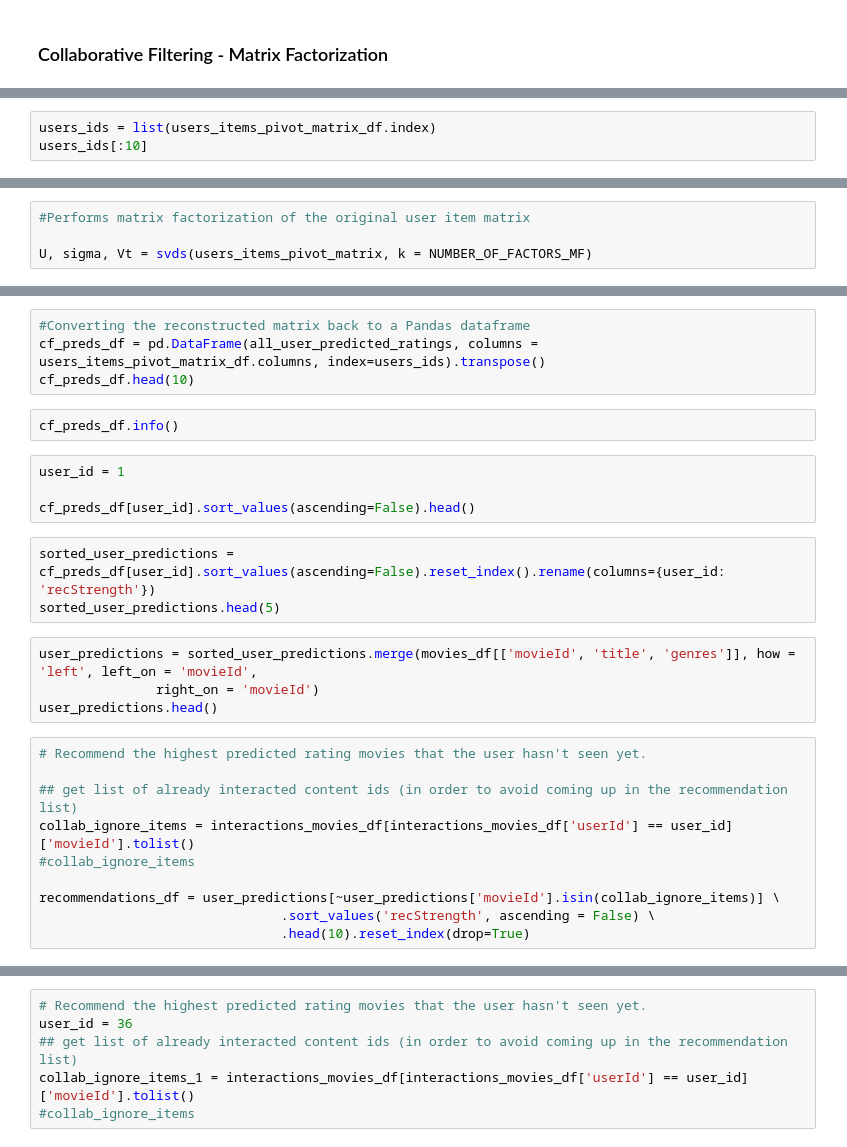
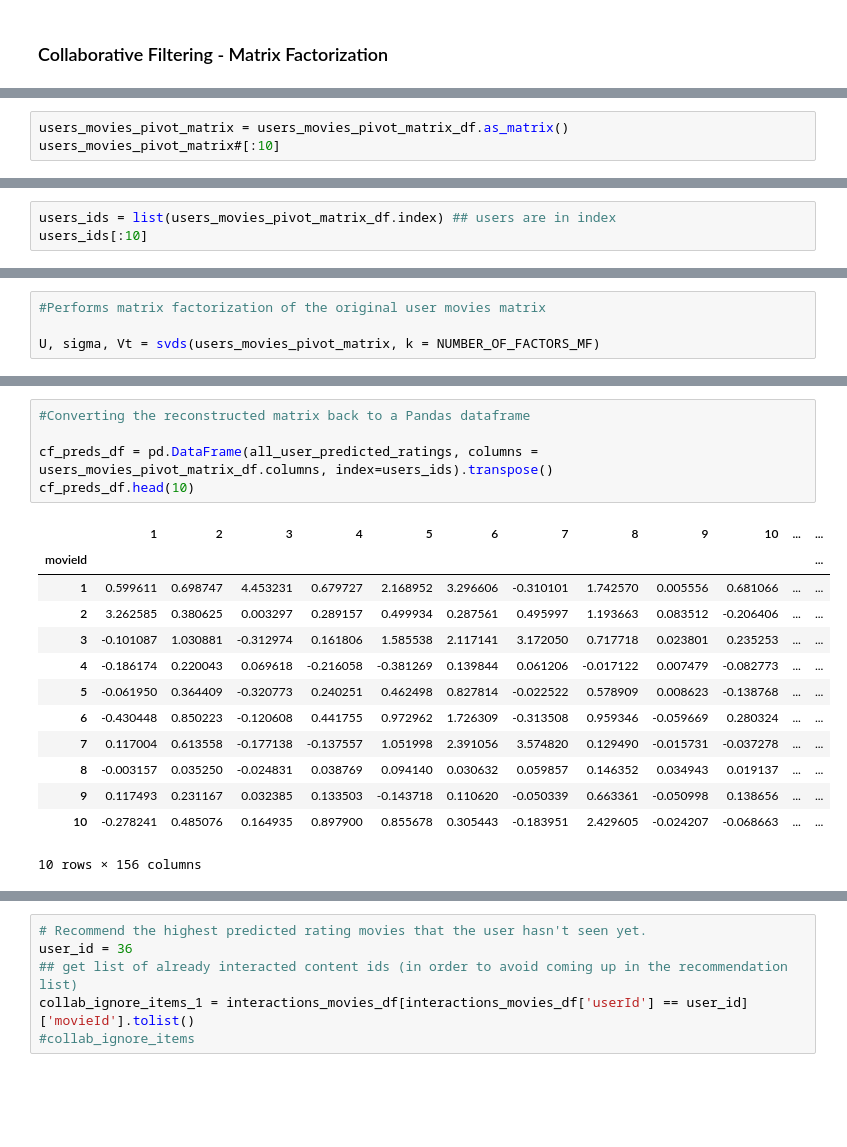
Before and after one commit to csumithra/RecommendationEngine, a Jupyter notebook: movie_ratings_Eval.ipynb, the cells around one changed output, grey strips where cells are left out. Drawn from its saved outputs; the diff is of its cells as text; blank space fills up the shorter version.

```diff
--- a/movie_ratings_Eval.ipynb
+++ b/movie_ratings_Eval.ipynb
@@ -399,0 +895,3 @@ users_items_pivot_matrix#[:10]
+# %%
+users_movies_pivot_matrix = users_movies_pivot_matrix_df.as_matrix()
+users_movies_pivot_matrix#[:10]
@@ -402,3 +910,3 @@ type(users_items_pivot_matrix)
 # %%
-users_ids = list(users_items_pivot_matrix_df.index)
+users_ids = list(users_movies_pivot_matrix_df.index) ## users are in index
 users_ids[:10]
@@ -416,5 +927,5 @@ users_items_pivot_matrix.shape
 NUMBER_OF_FACTORS_MF = 50
 # %%
-#Performs matrix factorization of the original user item matrix
+#Performs matrix factorization of the original user movies matrix
 
-U, sigma, Vt = svds(users_items_pivot_matrix, k = NUMBER_OF_FACTORS_MF)
+U, sigma, Vt = svds(users_movies_pivot_matrix, k = NUMBER_OF_FACTORS_MF)
@@ -449,27 +953,19 @@ all_user_predicted_ratings.shape
 # %%
 #Converting the reconstructed matrix back to a Pandas dataframe
-cf_preds_df = pd.DataFrame(all_user_predicted_ratings, columns = users_items_pivot_matrix_df.columns, index=users_ids).transpose()
+
+cf_preds_df = pd.DataFrame(all_user_predicted_ratings, columns = users_movies_pivot_matrix_df.columns, index=users_ids).transpose()
 cf_preds_df.head(10)
+# %% [output]
+|  | 1 | 2 | 3 | 4 | 5 | 6 | 7 | 8 | 9 | 10 | ... | ... |
+| movieId |  |  |  |  |  |  |  |  |  |  |  | ... |
+| 1 | 0.599611 | 0.698747 | 4.453231 | 0.679727 | 2.168952 | 3.296606 | -0.310101 | 1.742570 | 0.005556 | 0.681066 | ... | ... |
+| 2 | 3.262585 | 0.380625 | 0.003297 | 0.289157 | 0.499934 | 0.287561 | 0.495997 | 1.193663 | 0.083512 | -0.206406 | ... | ... |
+| 3 | -0.101087 | 1.030881 | -0.312974 | 0.161806 | 1.585538 | 2.117141 | 3.172050 | 0.717718 | 0.023801 | 0.235253 | ... | ... |
+| 4 | -0.186174 | 0.220043 | 0.069618 | -0.216058 | -0.381269 | 0.139844 | 0.061206 | -0.017122 | 0.007479 | -0.082773 | ... | ... |
+| 5 | -0.061950 | 0.364409 | -0.320773 | 0.240251 | 0.462498 | 0.827814 | -0.022522 | 0.578909 | 0.008623 | -0.138768 | ... | ... |
+| 6 | -0.430448 | 0.850223 | -0.120608 | 0.441755 | 0.972962 | 1.726309 | -0.313508 | 0.959346 | -0.059669 | 0.280324 | ... | ... |
+| 7 | 0.117004 | 0.613558 | -0.177138 | -0.137557 | 1.051998 | 2.391056 | 3.574820 | 0.129490 | -0.015731 | -0.037278 | ... | ... |
+| 8 | -0.003157 | 0.035250 | -0.024831 | 0.038769 | 0.094140 | 0.030632 | 0.059857 | 0.146352 | 0.034943 | 0.019137 | ... | ... |
+| 9 | 0.117493 | 0.231167 | 0.032385 | 0.133503 | -0.143718 | 0.110620 | -0.050339 | 0.663361 | -0.050998 | 0.138656 | ... | ... |
+| 10 | -0.278241 | 0.485076 | 0.164935 | 0.897900 | 0.855678 | 0.305443 | -0.183951 | 2.429605 | -0.024207 | -0.068663 | ... | ... |
+10 rows × 156 columns
-# %%
-cf_preds_df.info()
-# %%
-user_id = 1
-
-cf_preds_df[user_id].sort_values(ascending=False).head()
-# %%
-sorted_user_predictions = cf_preds_df[user_id].sort_values(ascending=False).reset_index().rename(columns={user_id: 'recStrength'})
-sorted_user_predictions.head(5)
-# %%
-user_predictions = sorted_user_predictions.merge(movies_df[['movieId', 'title', 'genres']], how = 'left', left_on = 'movieId',
-               right_on = 'movieId')
-user_predictions.head()
-# %%
-# Recommend the highest predicted rating movies that the user hasn't seen yet.
-
-## get list of already interacted content ids (in order to avoid coming up in the recommendation list)
-collab_ignore_items = interactions_movies_df[interactions_movies_df['userId'] == user_id]['movieId'].tolist()
-#collab_ignore_items
-
-recommendations_df = user_predictions[~user_predictions['movieId'].isin(collab_ignore_items)] \
-                               .sort_values('recStrength', ascending = False) \
-                               .head(10).reset_index(drop=True)
```
Also changed, not shown: parts of 142 cells of this notebook.
